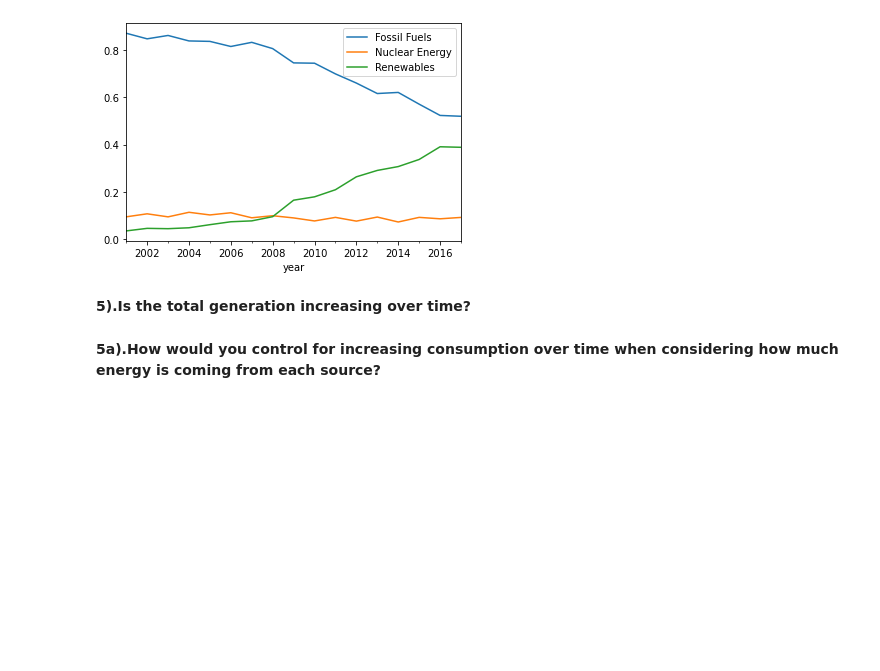
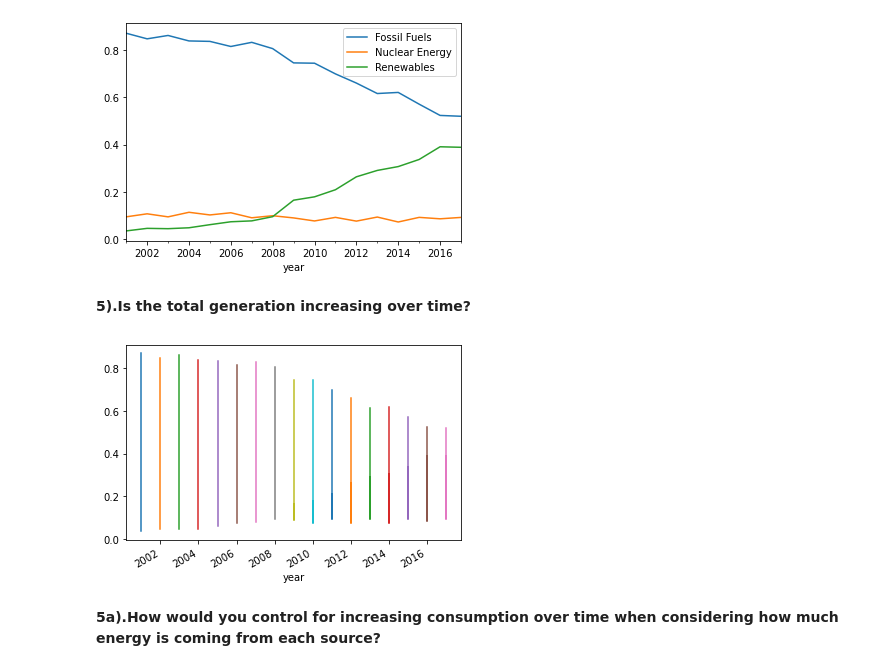
Before and after one commit to dlmitc3/time-series-exercises, a Jupyter notebook: Working_with_Time_Series_Data.ipynb, the cells around one changed output. Drawn from its saved outputs; the diff is of its cells as text; code cells hidden in the pictures; blank space fills up the shorter version.

```diff
--- a/Working_with_Time_Series_Data.ipynb
+++ b/Working_with_Time_Series_Data.ipynb
@@ -490,6 +490,11 @@ plt.show()
 [figure]
 # %% [markdown]
 **5).Is the total generation increasing over time?**
+# %%
+df4.groupby(by='year').proportion.plot()
+plt.show()
+# %% [output]
+[figure, added]
 # %% [markdown]
 **5a).How would you control for increasing consumption over time when considering how much energy is coming from each source?**
 # %% [markdown]
```
